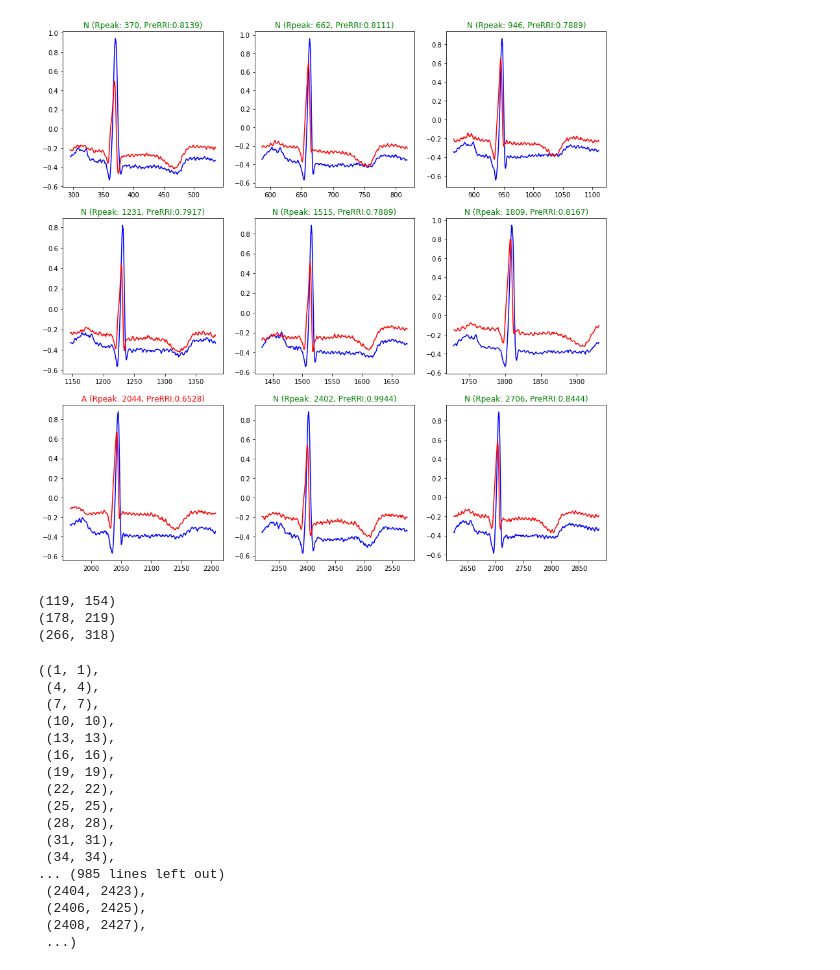
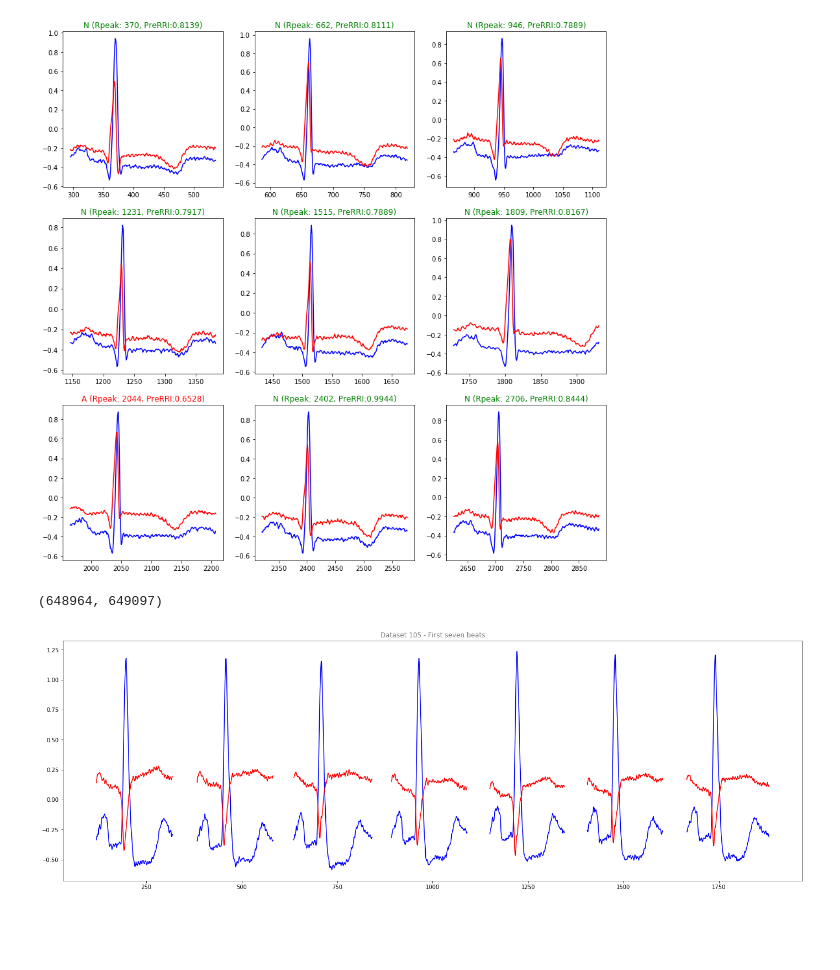
Before and after one commit to lhadhazy/neural_ffn_ecg_tensorflow, a Jupyter notebook: Untitled.ipynb, the cells around one changed output. Saved outputs shown, nothing was run; the diff lists cells and outputs as text; code cells hidden in the pictures; blank space fills up the shorter version.

```diff
--- a/Untitled.ipynb
+++ b/Untitled.ipynb
@@ -435,9 +435,11 @@ slicepList = [];
 sliceNList = [];
 slicetList = [];
 sliceNtList = [];
+slicepNtList = [];
 mixList = [];
 mixpList = [];
 
+'''
 for x in dfnew['p']:
     #print(x)
     pbegin = [ n for n,i in enumerate(alist) if i> x][0]-1
@@ -468,72 +470,71 @@ for z in dfnew['t']:
         begtList.append(tbegin);
         endtList.append(tend);
     prevt = z
 
 #endtList = endtList[1:]
 mixtList = tuple(zip(begtList,endtList))
 
 #begList
 #endList = endList[1:]
 #mixList = tuple(zip(begList,endList))
 
 for x in mixpList:
     #print(x)
     slicepList.append(tuple((dfnew2['('][x[0]],dfnew2[')'][x[1]])))
 
 for y in mixNList:
     #print(x)
     sliceNList.append(tuple((dfnew2['('][y[0]],dfnew2[')'][y[1]])))
 
 for z in mixtList:
     #print(x)
     slicetList.append(tuple((dfnew2['('][z[0]],dfnew2[')'][z[1]])))
 
-print(slicepList[0])
-print(sliceNList[0])
-print(slicetList[0])
 
-mixNList
-#mixNtList = tuple(zip(begNList,endtList))
+#mixNList
+'''
 
-#for w in mixNtList:
-    #print(x)
-#    sliceNtList.append(tuple((dfnew2['('][w[0]],dfnew2[')'][w[1]])))
+mixpNtList = [];
+begQRSList = [];
+endQRSList = [];
+
+for w in dfnew['N']:
+    #print(w)
+    p_prev = [ n for n,i in enumerate(plist) if i< w][-1]
+    try:
+        t_prev = [ n for n,i in enumerate(tlist) if i< w][-1]
+    except IndexError:
+        t_prev = -1
+    if (plist[p_prev] < tlist[t_prev]) and (t_prev >= 0):
+        QRSbegin = [ n for n,i in enumerate(alist) if i< w][-1]
+    else:
+        QRSbegin = [ n for n,i in enumerate(alist) if i< plist[p_prev]][-1]
+    t_next = [ n for n,i in enumerate(tlist) if i> w][0]
+    QRSend = [ n for n,i in enumerate(blist) if i> tlist[t_next]][0]
+    #print(dfseg['sample'][pbegin])
+    begQRSList.append(QRSbegin);
+    endQRSList.append(QRSend);
 
 
-#print(dfnew2['('][begNList[-1]])
-#print(dfnew2[')'][endtList[-1]])
-#print(len(begNList))
-#print(len(endtList))
-#sliceNtList[200]
-#plt.figure(figsize=(24,8))
+mixpNtList = tuple(zip(begQRSList,endQRSList))
+
+for v in mixpNtList:
+    #print(x)
+    slicepNtList.append(tuple((dfnew2['('][v[0]],dfnew2[')'][v[1]])))
 
 
-#for x in range(0,7):
-#    dfseg1 = dfall[(dfall['sample'] >= sliceNtList[x][0]) & (dfall['sample'] <= sliceNtList[x][1])]
-#    plt.title('Dataset 105 - First seven beats', color="grey")
-#    plt.plot(dfseg1['MLII'], color="blue")
-#    plt.plot(dfseg1['V5'], color="red")
+plt.figure(figsize=(24,8))
+
+for x in range(0,7):
+    dfseg1 = dfall[(dfall['sample'] >= slicepNtList[x][0]) & (dfall['sample'] <= slicepNtList[x][1])]
+    plt.title('Dataset 105 - First seven beats', color="grey")
+    plt.plot(dfseg1['MLII'], color="blue")
+    plt.plot(dfseg1['V5'], color="red")
+
+slicepNtList[-1]
 # %% [output]
-(119, 154)
-(178, 219)
-(266, 318)
+(648964, 649097)
-((1, 1),
- (4, 4),
- (7, 7),
- (10, 10),
- (13, 13),
- (16, 16),
- (19, 19),
- (22, 22),
- (25, 25),
- (28, 28),
- (31, 31),
- (34, 34),
-... (985 lines left out)
- (2404, 2423),
- (2406, 2425),
- (2408, 2427),
- ...)
+[figure, added]
 # %%
 fig, axes = plt.subplots(nrows=3, ncols=3, figsize = (15,15))
 
```
Also changed, not shown: parts of 1 cell of this notebook.
